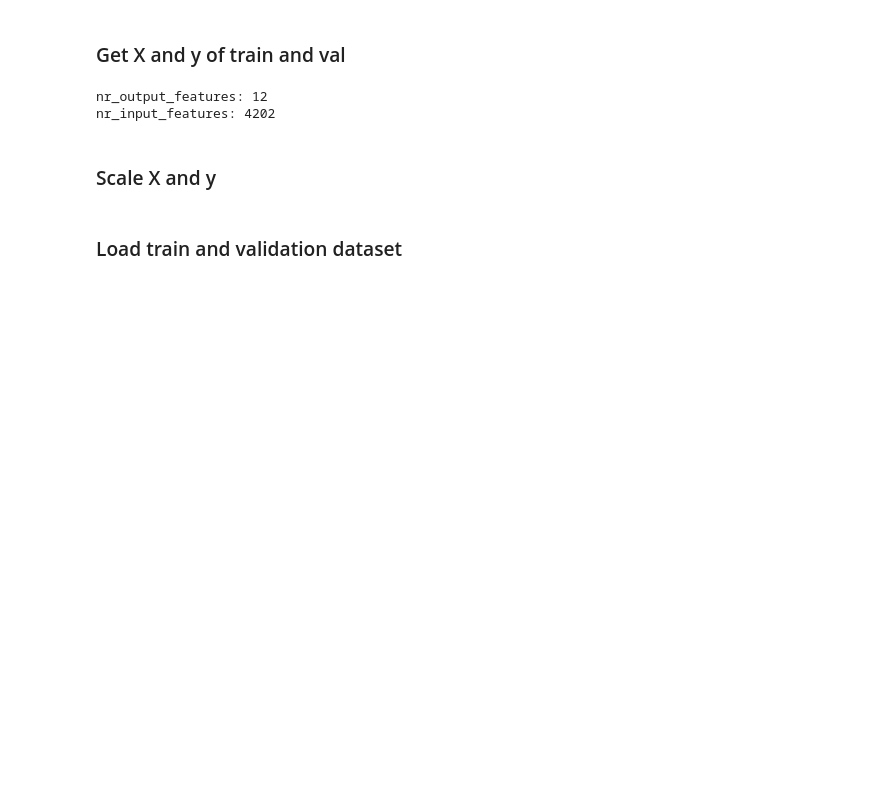
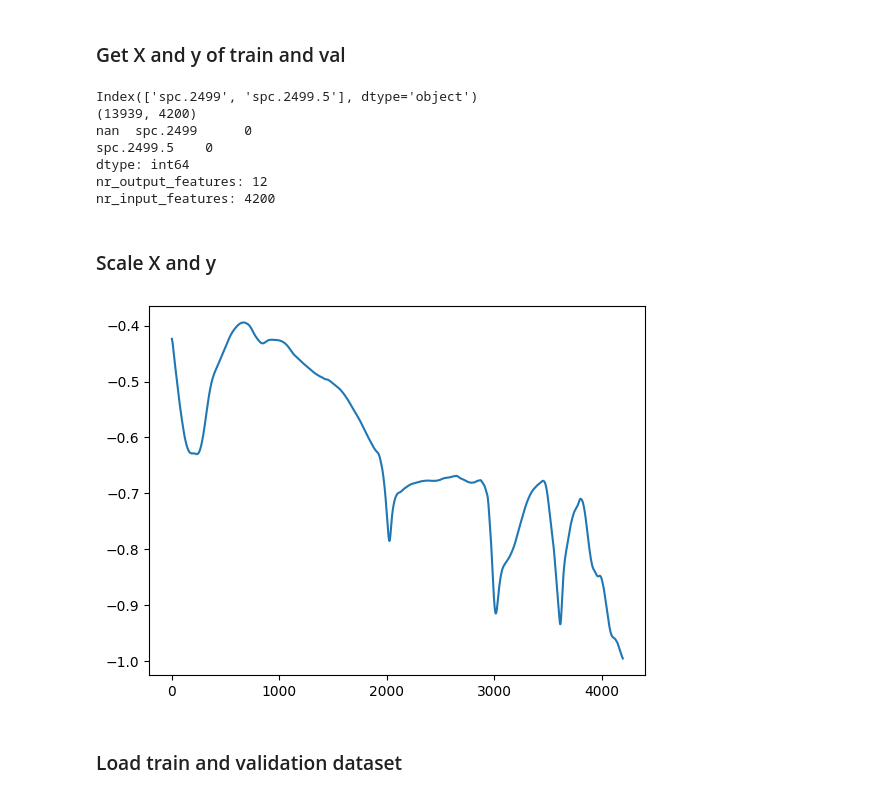
Before and after one commit to andypalmi/unimib, a Jupyter notebook: BigImaging/00_exercises/lab06/lab04_lucas_partial.ipynb, the cells around one changed output. Saved outputs shown, nothing was run; the diff lists cells and outputs as text; code cells hidden in the pictures; blank space fills up the shorter version.

```diff
--- a/BigImaging/00_exercises/lab06/lab04_lucas_partial.ipynb
+++ b/BigImaging/00_exercises/lab06/lab04_lucas_partial.ipynb
@@ -62,8 +49,9 @@ df_train
 ### Get X and y of train and val
 # %%
 # Logical array of columns
-input_cols = df_train.columns.str.contains('spc') | df_train.columns.str.contains('GPS')
-drop_cols = ['Unnamed: 0', 'set']
+# input_cols = df_train.columns.str.contains('spc') | df_train.columns.str.contains('GPS')
+input_cols = df_train.columns.str.contains('spc')
+drop_cols = ['Unnamed: 0', 'set', 'GPS_LAT', 'GPS_LONG']
 
 X_train = df_train[df_train.columns[input_cols]]
 y_train = df_train[df_train.columns[~input_cols]].drop(drop_cols, axis=1)
@@ -72,23 +60,37 @@ y_val = df_val[df_val.columns[~input_cols]].drop(drop_cols, axis=1)
 X_test = df_test[df_val.columns[input_cols]]
 y_test = df_test[df_val.columns[~input_cols]].drop(drop_cols, axis=1)
 
+print(X_train.columns[-2:])
+print(X_train.shape)
+print('nan ', X_train.iloc[:, -2:].isna().sum())
+
 nr_output_features = y_train.shape[1]
 nr_input_features = X_train.shape[1]
 print('nr_output_features:', nr_output_features, '\nnr_input_features:', nr_input_features)
 # %% [output]
+Index(['spc.2499', 'spc.2499.5'], dtype='object')
+(13939, 4200)
+nan  spc.2499      0
+spc.2499.5    0
+dtype: int64
 nr_output_features: 12
-nr_input_features: 4202
+nr_input_features: 4200
 # %% [markdown]
 ### Scale X and y
 # %%
 X_scaler = StandardScaler()
 y_scaler = StandardScaler()
 
 X_train = X_scaler.fit_transform(X_train)
 X_val = X_scaler.transform(X_val)
 X_test = X_scaler.transform(X_test)
 y_train = y_scaler.fit_transform(y_train)
 y_val = y_scaler.transform(y_val)
 y_test = y_scaler.transform(y_test)
+
+plt.plot(X_train[1, :-2])
+plt.show()
+# %% [output]
+[figure, added]
 # %% [markdown]
 ### Load train and validation dataset
```
Also changed, not shown: parts of 10 cells of this notebook, 6 other files.
